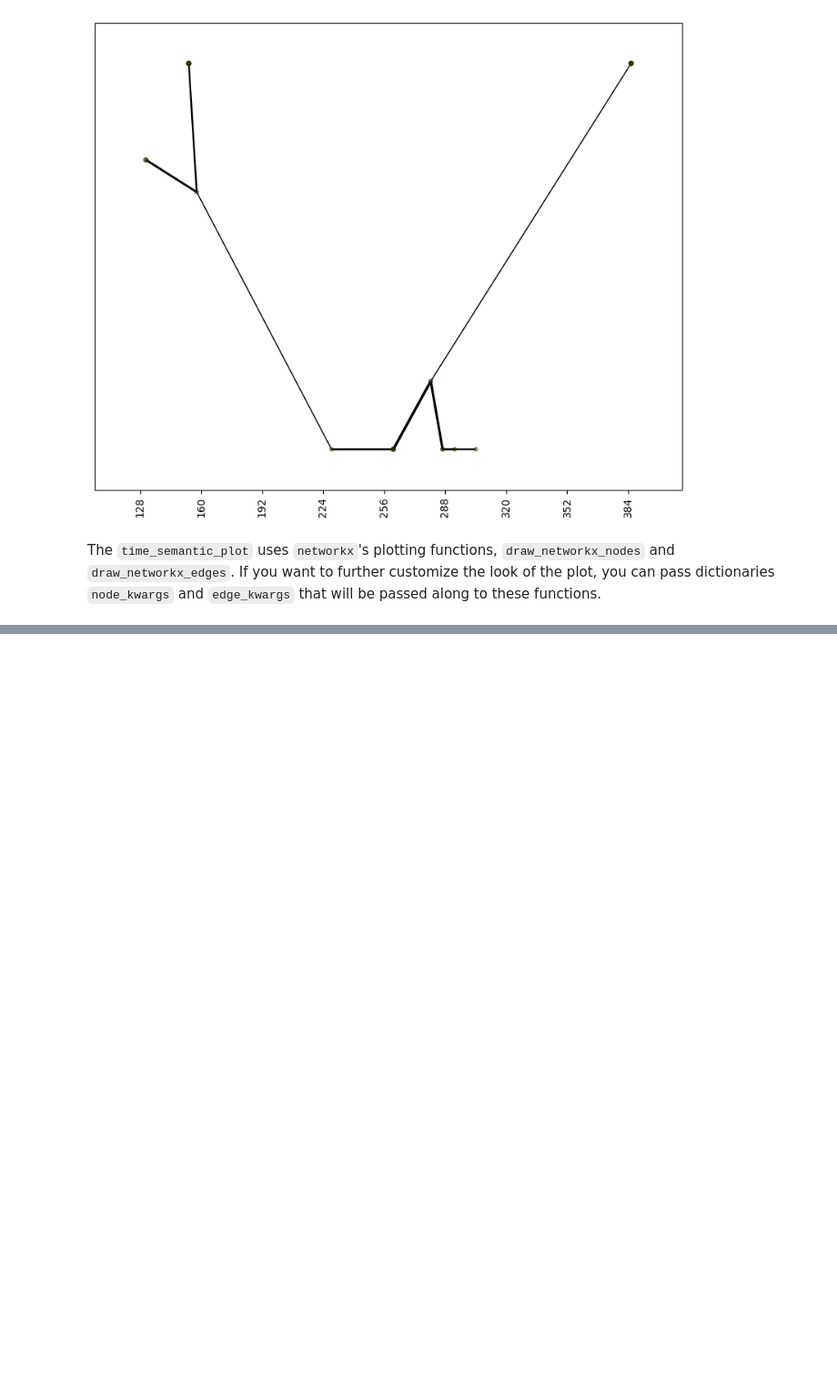
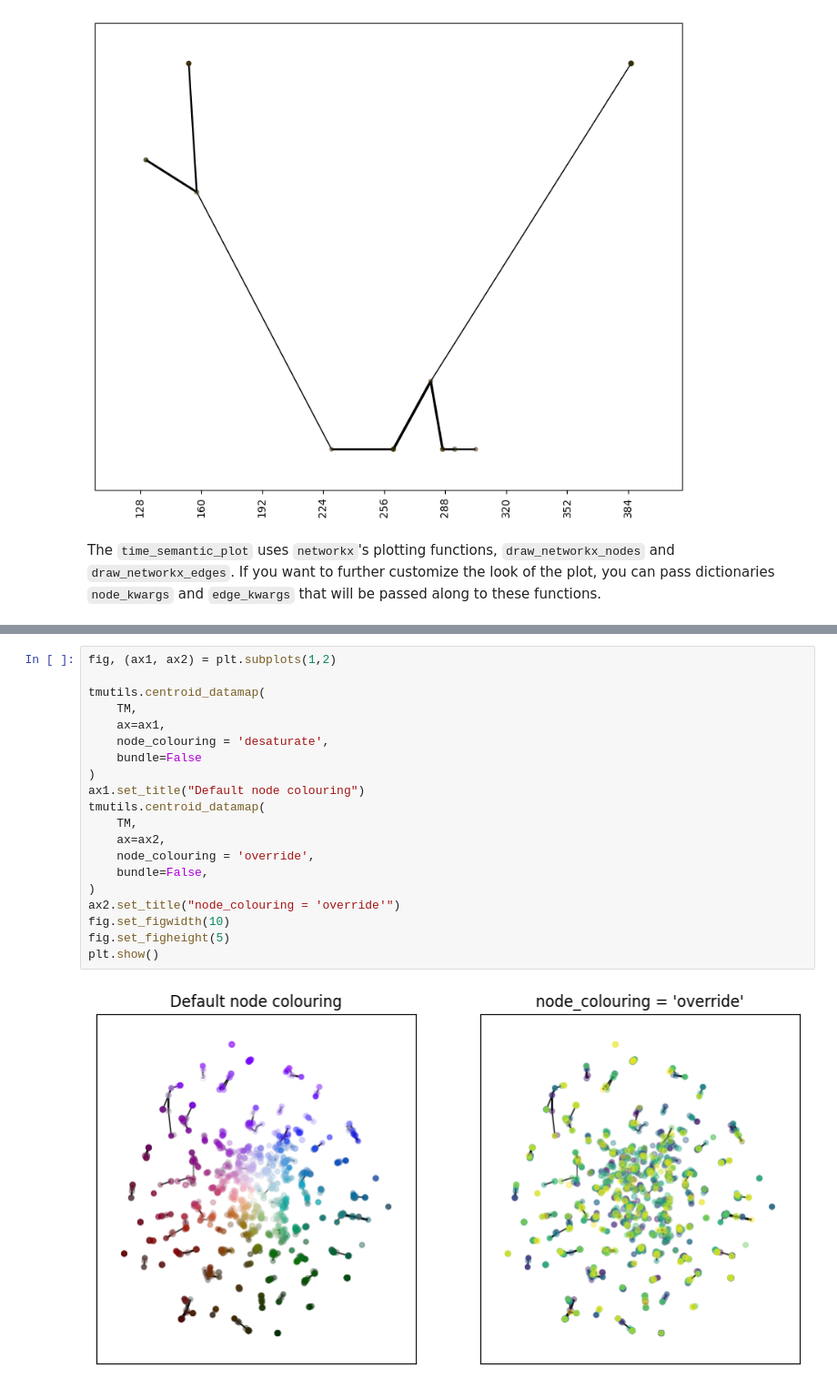
Before and after one commit to TutteInstitute/temporal-mapper, a Jupyter notebook: docs/source/visualization.ipynb, the cells around one changed output, grey strips where cells are left out. Shown at 91% size. Saved outputs shown, nothing was run; the diff lists cells and outputs as text; blank space fills up the shorter version.

```diff
--- a/docs/source/visualization.ipynb
+++ b/docs/source/visualization.ipynb
@@ -126,0 +158,22 @@ todo complete this documentation
+# %%
+fig, (ax1, ax2) = plt.subplots(1,2)
+
+tmutils.centroid_datamap(
+    TM,
+    ax=ax1,
+    node_colouring = 'desaturate',
+    bundle=False
+)
+ax1.set_title("Default node colouring")
+tmutils.centroid_datamap(
+    TM,
+    ax=ax2,
+    node_colouring = 'override',
+    bundle=False,
+)
+ax2.set_title("node_colouring = 'override'")
+fig.set_figwidth(10)
+fig.set_figheight(5)
+plt.show()
+# %% [output]
+[figure, added]
```
Also changed, not shown: parts of 7 cells of this notebook.
